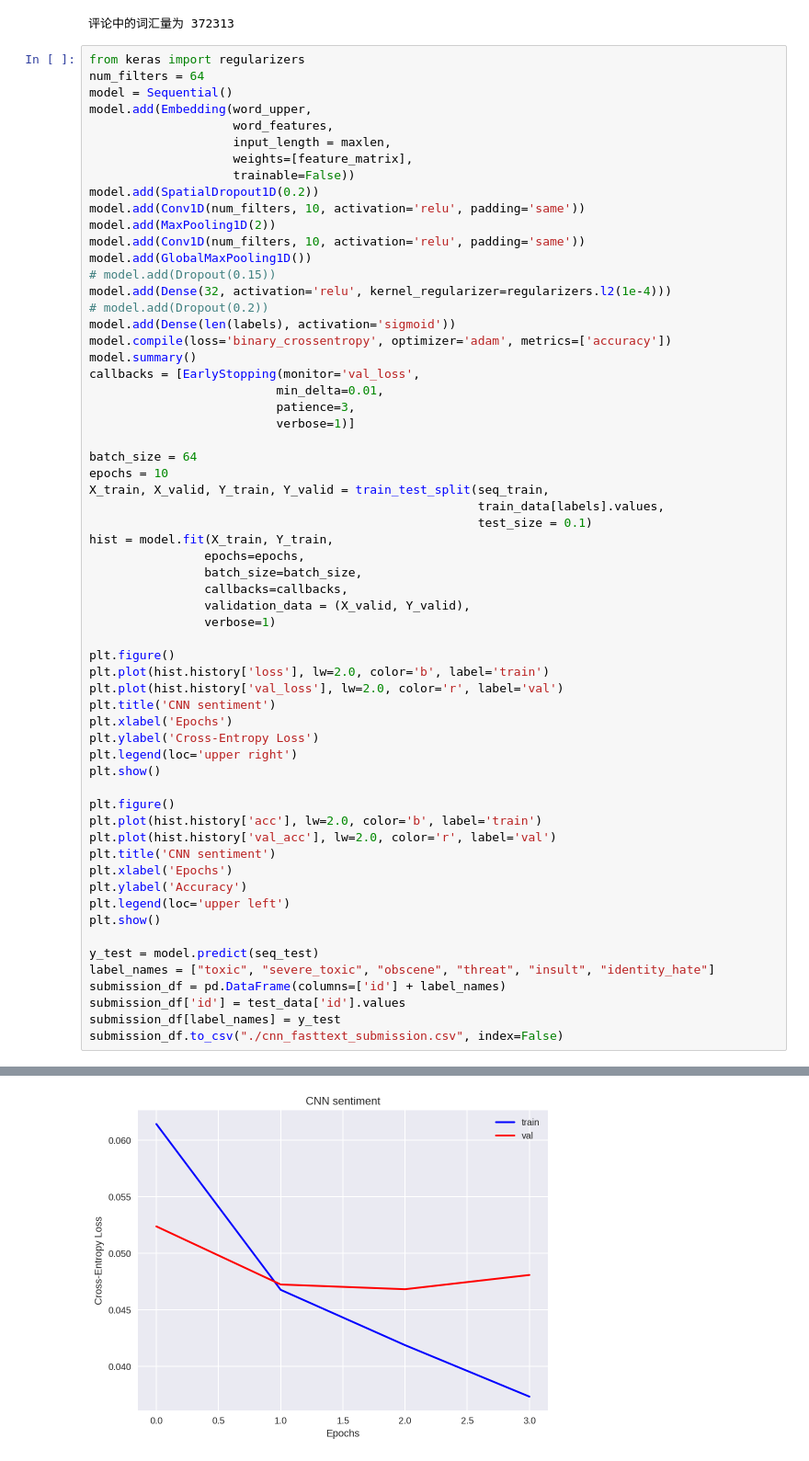
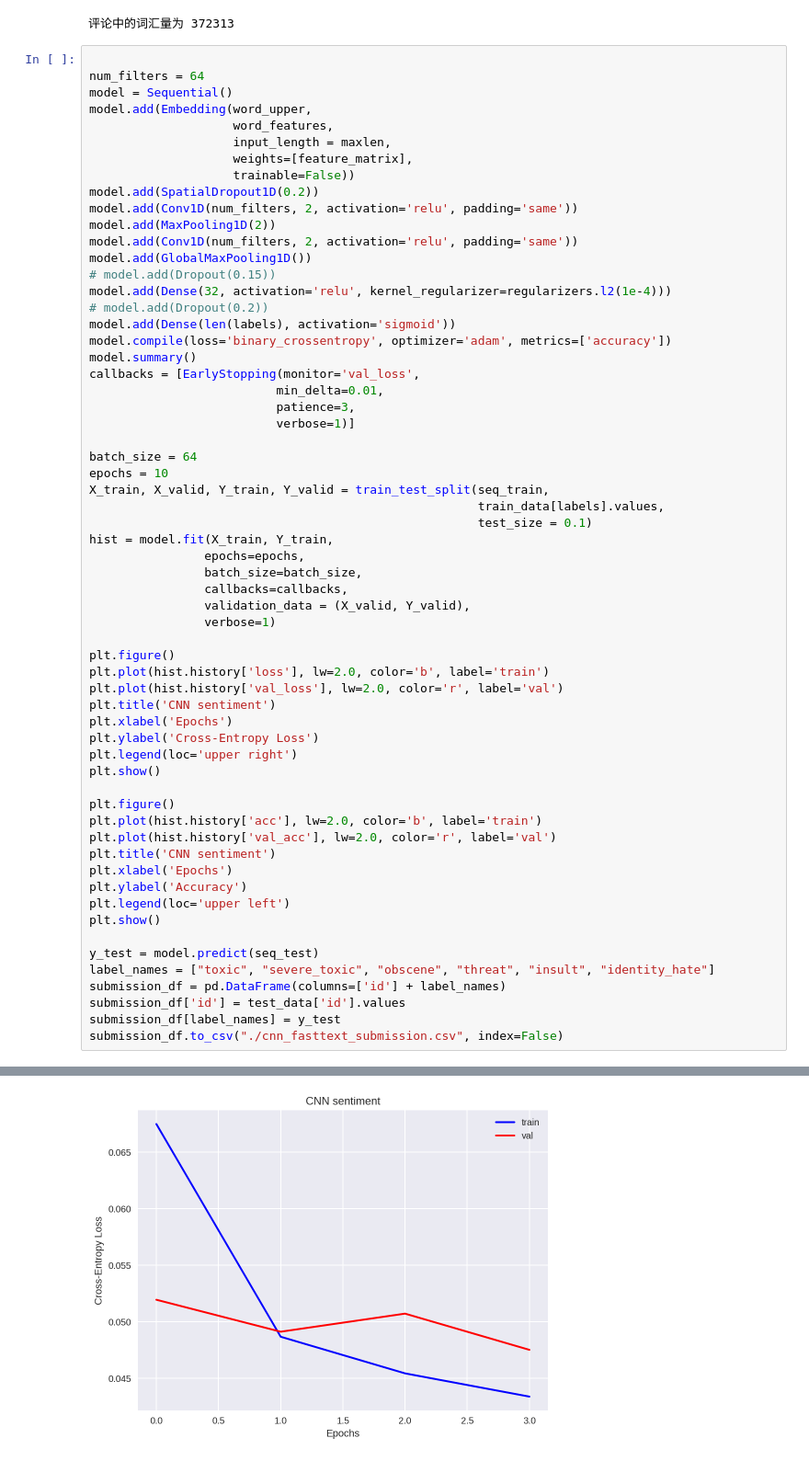
Before and after one commit to Zhengqi-Li/NLP, a Jupyter notebook: textCNN.ipynb, the cells around one changed output, grey strips where cells are left out. Shown: that part at 92% size. Saved outputs shown, nothing was run; the diff lists cells and outputs as text.

```diff
--- a/textCNN.ipynb
+++ b/textCNN.ipynb
@@ -179,7 +184,7 @@ for word, index in tqdm(word_index.items()):
 测试集文本处理中......
 评论中的词汇量为 372313
 # %%
-from keras import regularizers
+
 num_filters = 64
 model = Sequential()
 model.add(Embedding(word_upper,
@@ -188,9 +193,9 @@ model.add(Embedding(word_upper,
                     weights=[feature_matrix],
                     trainable=False))
 model.add(SpatialDropout1D(0.2))
-model.add(Conv1D(num_filters, 10, activation='relu', padding='same'))
+model.add(Conv1D(num_filters, 2, activation='relu', padding='same'))
 model.add(MaxPooling1D(2))
-model.add(Conv1D(num_filters, 10, activation='relu', padding='same'))
+model.add(Conv1D(num_filters, 2, activation='relu', padding='same'))
 model.add(GlobalMaxPooling1D())
 # model.add(Dropout(0.15))
 model.add(Dense(32, activation='relu', kernel_regularizer=regularizers.l2(1e-4)))
@@ -259,2 +264,2 @@ Epoch 4/10
 Epoch 00004: early stopping
-[figure, old version]
+[figure, new version]
```
Also changed, not shown: parts of 2 cells of this notebook.
